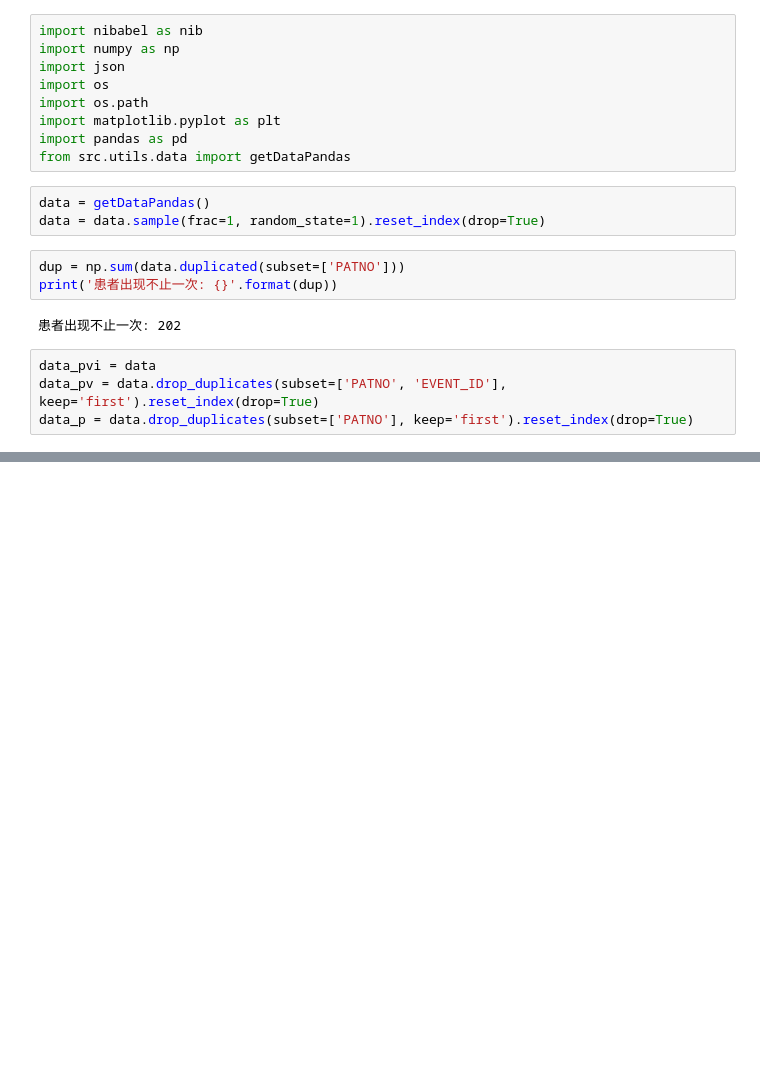
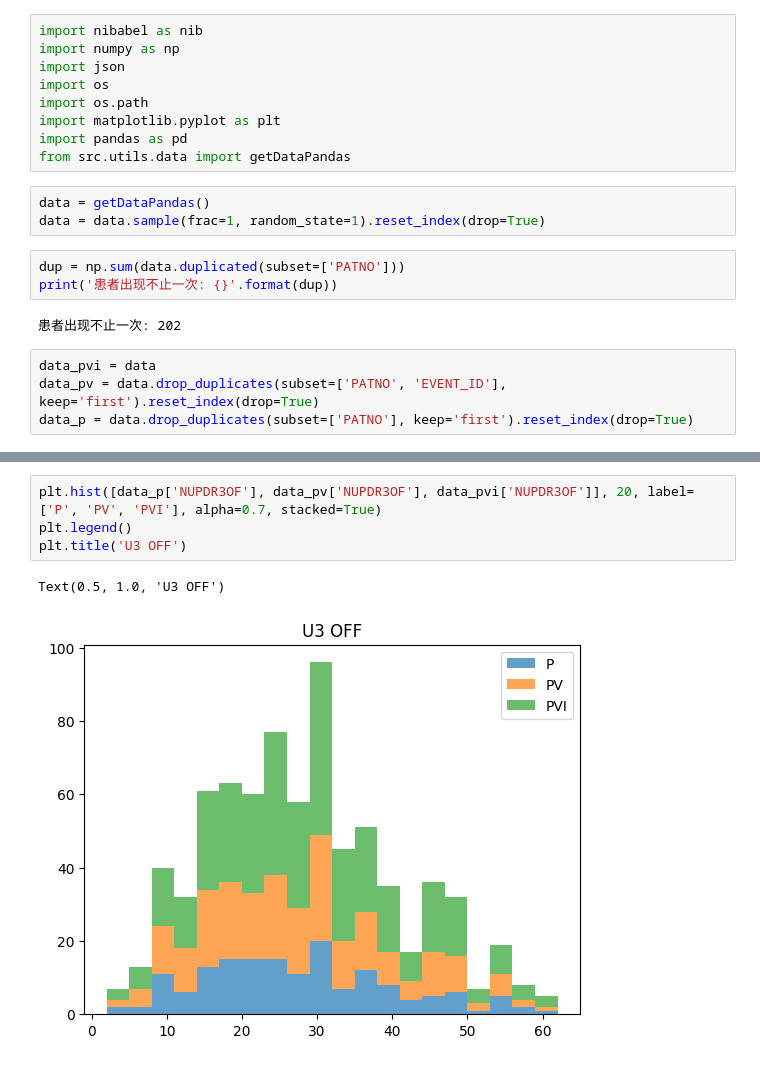
Before and after one commit to Biobots/Levodopa_Parkinson_MRI, a Jupyter notebook: stats.ipynb, the cells around one changed output, grey strips where cells are left out. Cells and saved outputs as stored; diff of their text form; blank space fills up the shorter version.

```diff
--- a/stats.ipynb
+++ b/stats.ipynb
@@ -70,0 +89,7 @@ plt.hist(data_p['DURATION'], 20, alpha=0.7)
+# %%
+plt.hist([data_p['NUPDR3OF'], data_pv['NUPDR3OF'], data_pvi['NUPDR3OF']], 20, label=['P', 'PV', 'PVI'], alpha=0.7, stacked=True)
+plt.legend()
+plt.title('U3 OFF')
+# %% [output]
+Text(0.5, 1.0, 'U3 OFF')
+[figure, added]
```
Also changed, not shown: parts of 11 cells of this notebook, 1 other file.
